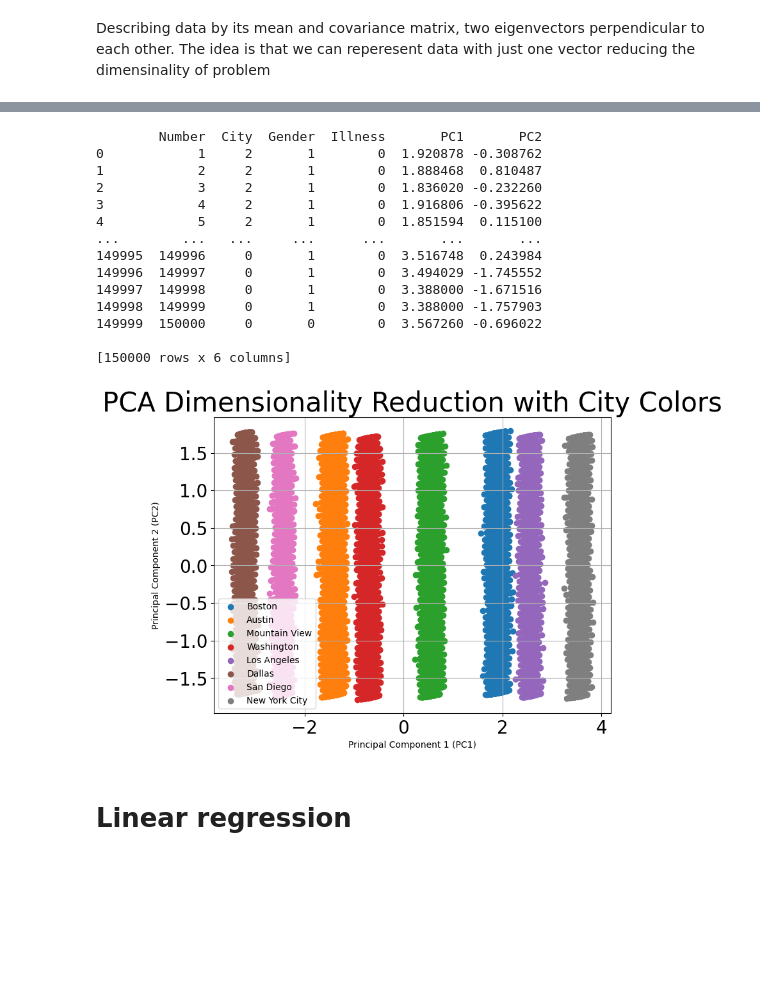
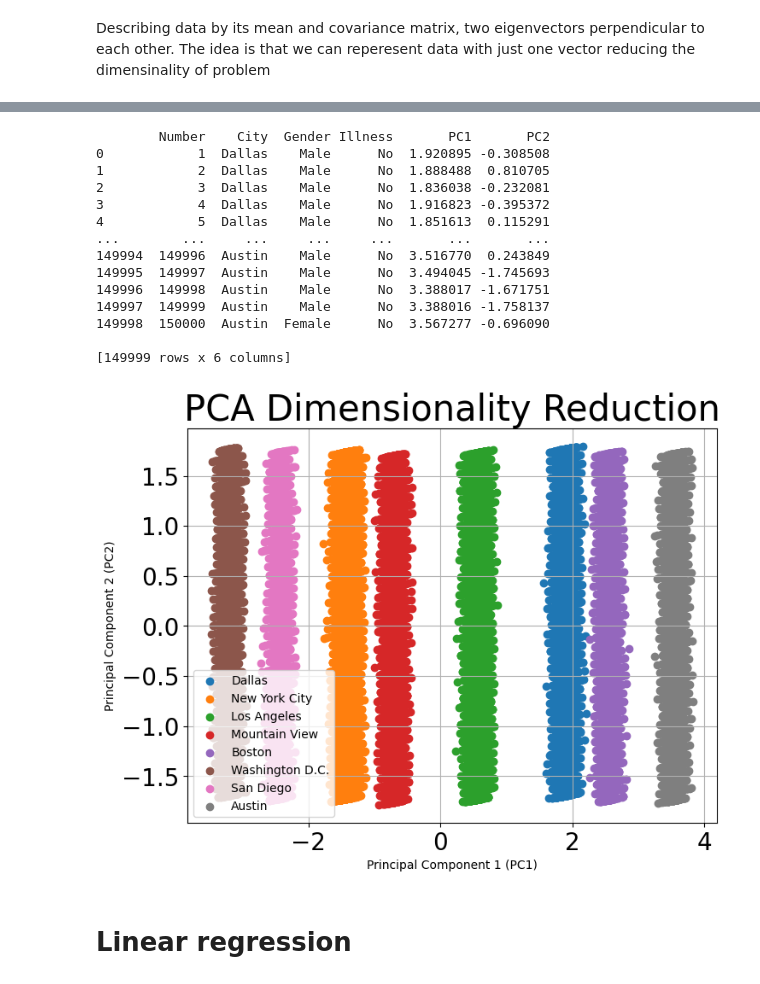
Before and after one commit to danielzabek11/project_sad, a Jupyter notebook: toy_dataset.ipynb, the cells around one changed output, grey strips where cells are left out. Drawn from its saved outputs; the diff is of its cells as text; code cells hidden in the pictures; blank space fills up the shorter version.

Commit message:
Remove negative income row and reset index of df

```diff
--- a/toy_dataset.ipynb
+++ b/toy_dataset.ipynb
@@ -286,7 +290,6 @@ scaled_values = scaler.fit_transform(df[columns_to_scale])
 scaled_df = pd.DataFrame(scaled_values, columns=['scaled_age', 'scaled_income'])
 
 # Append scaled values to the original DataFrame
-df = pd.concat([df, scaled_df], axis=1)
 
-print(df)
+print(scaled_df)
 # %% [output]
@@ -382,6 +382,3 @@ If we use a significance level equal to 0.05 then if p is less than that level w
 # Dimensinality reduction PCA
 # %% [markdown]
 Describing data by its mean and covariance matrix, two eigenvectors perpendicular to each other. The idea is that we can reperesent data with just one vector reducing the dimensinality of problem
-# %%
-df.drop(columns=['scaled_age', 'scaled_income'], inplace=True)
-df.head()
@@ -397,62 +397,72 @@ from sklearn.decomposition import PCA
 from sklearn.preprocessing import StandardScaler
 from sklearn.preprocessing import LabelEncoder
 # Encode categorical variables
-label_encoder = LabelEncoder()
-df['City'] = label_encoder.fit_transform(df['City'])
-df['Gender'] = label_encoder.fit_transform(df['Gender'])
-df['Illness'] = label_encoder.fit_transform(df['Illness'])
+df_pca_analysis = df.copy()
 
 # Scale numerical variables
 scaler = StandardScaler()
 numerical_cols = ['Age', 'Income']
-df[numerical_cols] = scaler.fit_transform(df[numerical_cols])
+df_pca_analysis[numerical_cols] = scaler.fit_transform(df_pca_analysis[numerical_cols])
 
+# Encode categorical variables
+label_encoder = LabelEncoder()
+df_pca_analysis['City'] = label_encoder.fit_transform(df['City'])
+df_pca_analysis['Gender'] = label_encoder.fit_transform(df['Gender'])
+df_pca_analysis['Illness'] = label_encoder.fit_transform(df['Illness'])
 
 # Apply PCA
 pca = PCA(n_components=2)
-principal_components = pca.fit_transform(df.drop(columns=['Number']))
+principal_components = pca.fit_transform(df_pca_analysis.drop(columns=['Number']))
 
-# Create a dataframe with the principal components
+# Create a DataFrame with the principal components
 pca_df = pd.DataFrame(data=principal_components, columns=['PC1', 'PC2'])
 
-# Concatenate the principal components dataframe with the original dataframe
+# Concatenate the principal components DataFrame with the original DataFrame
 result_df = pd.concat([df[['Number', 'City', 'Gender', 'Illness']], pca_df], axis=1)
 
 print(result_df)
 # %% [output]
-        Number  City  Gender  Illness       PC1       PC2
-0            1     2       1        0  1.920878 -0.308762
-1            2     2       1        0  1.888468  0.810487
-2            3     2       1        0  1.836020 -0.232260
-3            4     2       1        0  1.916806 -0.395622
-4            5     2       1        0  1.851594  0.115100
-...        ...   ...     ...      ...       ...       ...
-149995  149996     0       1        0  3.516748  0.243984
-149996  149997     0       1        0  3.494029 -1.745552
-149997  149998     0       1        0  3.388000 -1.671516
-149998  149999     0       1        0  3.388000 -1.757903
-149999  150000     0       0        0  3.567260 -0.696022
+        Number    City  Gender Illness       PC1       PC2
+0            1  Dallas    Male      No  1.920895 -0.308508
+1            2  Dallas    Male      No  1.888488  0.810705
+2            3  Dallas    Male      No  1.836038 -0.232081
+3            4  Dallas    Male      No  1.916823 -0.395372
+4            5  Dallas    Male      No  1.851613  0.115291
+...        ...     ...     ...     ...       ...       ...
+149994  149996  Austin    Male      No  3.516770  0.243849
+149995  149997  Austin    Male      No  3.494045 -1.745693
+149996  149998  Austin    Male      No  3.388017 -1.671751
+149997  149999  Austin    Male      No  3.388016 -1.758137
+149998  150000  Austin  Female      No  3.567277 -0.696090
 
-[150000 rows x 6 columns]
+[149999 rows x 6 columns]
 # %%
-# Create a dictionary to map city codes to names
-city_names = {0: 'New York City', 1: 'Los Angeles', 2: 'Boston', 3: 'Mountain View',4: 'Washington', 5: 'Austin', 6: 'San Diego', 7: 'Dallas'}
+import matplotlib.pyplot as plt
+
+# Create a dictionary to map city names to names
+city_names = {'New York City': 'New York City',
+              'Los Angeles': 'Los Angeles',
+              'Boston': 'Boston',
+              'Mountain View': 'Mountain View',
+              'Washington': 'Washington',
+              'Austin': 'Austin',
+              'San Diego': 'San Diego',
+              'Dallas': 'Dallas'}
 
 # Scatter plot of the principal components with color based on cities
 plt.figure(figsize=(8, 6))
-for city_code in result_df['City'].unique():
-    city_name = city_names[city_code]
-    city_data = result_df[result_df['City'] == city_code]
+for city_name in result_df['City'].unique():
+    city_data = result_df[result_df['City'] == city_name]
     plt.scatter(city_data['PC1'], city_data['PC2'], label=city_name)
 
-plt.title('PCA Dimensionality Reduction with City Colors')
+plt.title('PCA Dimensionality Reduction')
 plt.xlabel('Principal Component 1 (PC1)')
 plt.ylabel('Principal Component 2 (PC2)')
 plt.legend()
 plt.grid(True)
 plt.show()
 # %% [output]
-[figure, old version]
+[figure, new version]
 # %% [markdown]
 # Linear regression
 # %%
```
Also changed, not shown: parts of 13 cells of this notebook.
